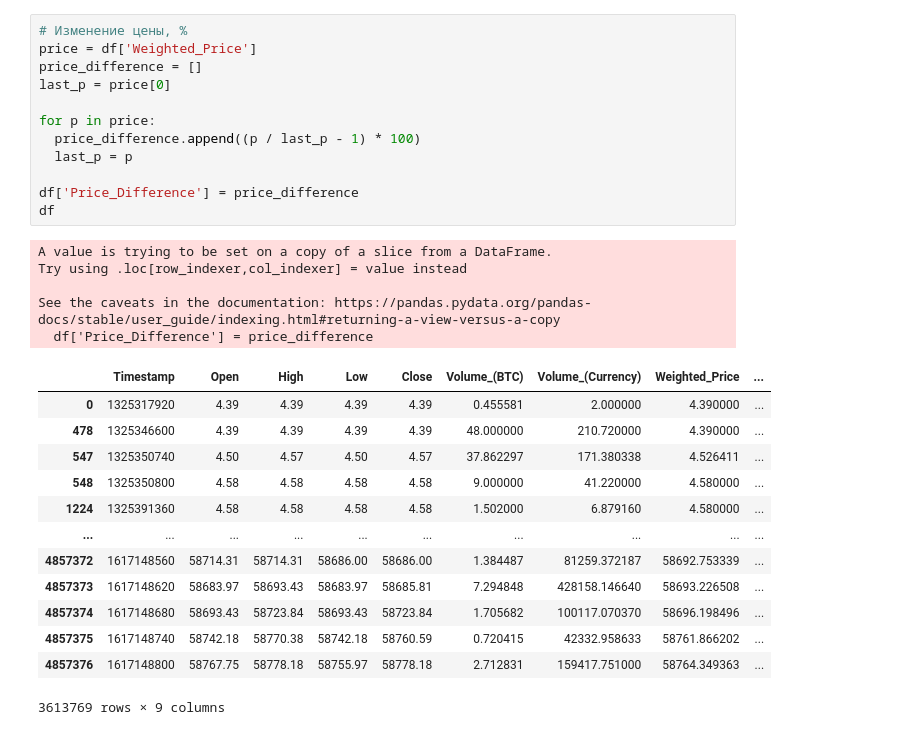
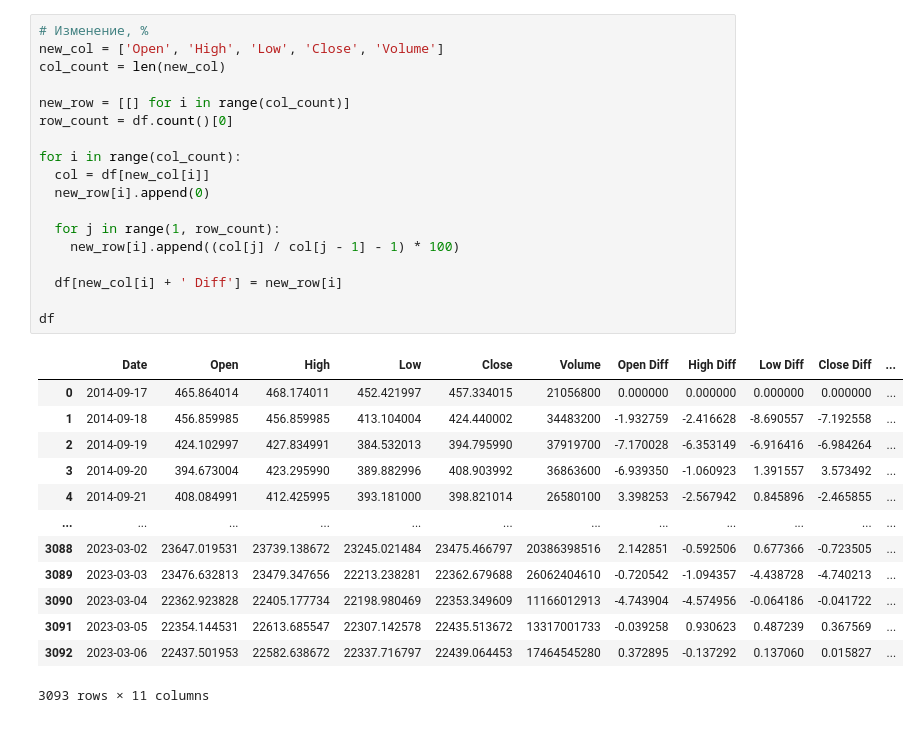
Before and after one commit to BitUpTeam/BitUp, a Jupyter notebook: BitUp.ipynb, the cells around one changed output. Drawn from its saved outputs; the diff is of its cells as text.

```diff
--- a/BitUp.ipynb
+++ b/BitUp.ipynb
@@ -146,31 +40,32 @@ df.head()
-# %%
-# Изменение цены, %
-price = df['Weighted_Price']
-price_difference = []
-last_p = price[0]
-
-for p in price:
-  price_difference.append((p / last_p - 1) * 100)
-  last_p = p
-
-df['Price_Difference'] = price_difference
-df
-# %% [output]
-A value is trying to be set on a copy of a slice from a DataFrame.
-Try using .loc[row_indexer,col_indexer] = value instead
-
-See the caveats in the documentation: https://pandas.pydata.org/pandas-docs/stable/user_guide/indexing.html#returning-a-view-versus-a-copy
-  df['Price_Difference'] = price_difference
-|  | Timestamp | Open | High | Low | Close | Volume_(BTC) | Volume_(Currency) | Weighted_Price | ... |
-| 0 | 1325317920 | 4.39 | 4.39 | 4.39 | 4.39 | 0.455581 | 2.000000 | 4.390000 | ... |
-| 478 | 1325346600 | 4.39 | 4.39 | 4.39 | 4.39 | 48.000000 | 210.720000 | 4.390000 | ... |
-| 547 | 1325350740 | 4.50 | 4.57 | 4.50 | 4.57 | 37.862297 | 171.380338 | 4.526411 | ... |
-| 548 | 1325350800 | 4.58 | 4.58 | 4.58 | 4.58 | 9.000000 | 41.220000 | 4.580000 | ... |
-| 1224 | 1325391360 | 4.58 | 4.58 | 4.58 | 4.58 | 1.502000 | 6.879160 | 4.580000 | ... |
-| ... | ... | ... | ... | ... | ... | ... | ... | ... | ... |
-| 4857372 | 1617148560 | 58714.31 | 58714.31 | 58686.00 | 58686.00 | 1.384487 | 81259.372187 | 58692.753339 | ... |
-| 4857373 | 1617148620 | 58683.97 | 58693.43 | 58683.97 | 58685.81 | 7.294848 | 428158.146640 | 58693.226508 | ... |
-| 4857374 | 1617148680 | 58693.43 | 58723.84 | 58693.43 | 58723.84 | 1.705682 | 100117.070370 | 58696.198496 | ... |
-| 4857375 | 1617148740 | 58742.18 | 58770.38 | 58742.18 | 58760.59 | 0.720415 | 42332.958633 | 58761.866202 | ... |
-| 4857376 | 1617148800 | 58767.75 | 58778.18 | 58755.97 | 58778.18 | 2.712831 | 159417.751000 | 58764.349363 | ... |
-3613769 rows × 9 columns
+# %%
+# Изменение, %
+new_col = ['Open', 'High', 'Low', 'Close', 'Volume']
+col_count = len(new_col)
+
+new_row = [[] for i in range(col_count)]
+row_count = df.count()[0]
+
+for i in range(col_count):
+  col = df[new_col[i]]
+  new_row[i].append(0)
+
+  for j in range(1, row_count):
+    new_row[i].append((col[j] / col[j - 1] - 1) * 100)
+
+  df[new_col[i] + ' Diff'] = new_row[i]
+
+df
+# %% [output]
+|  | Date | Open | High | Low | Close | Volume | Open Diff | High Diff | Low Diff | Close Diff | ... |
+| 0 | 2014-09-17 | 465.864014 | 468.174011 | 452.421997 | 457.334015 | 21056800 | 0.000000 | 0.000000 | 0.000000 | 0.000000 | ... |
+| 1 | 2014-09-18 | 456.859985 | 456.859985 | 413.104004 | 424.440002 | 34483200 | -1.932759 | -2.416628 | -8.690557 | -7.192558 | ... |
+| 2 | 2014-09-19 | 424.102997 | 427.834991 | 384.532013 | 394.795990 | 37919700 | -7.170028 | -6.353149 | -6.916416 | -6.984264 | ... |
+| 3 | 2014-09-20 | 394.673004 | 423.295990 | 389.882996 | 408.903992 | 36863600 | -6.939350 | -1.060923 | 1.391557 | 3.573492 | ... |
+| 4 | 2014-09-21 | 408.084991 | 412.425995 | 393.181000 | 398.821014 | 26580100 | 3.398253 | -2.567942 | 0.845896 | -2.465855 | ... |
+| ... | ... | ... | ... | ... | ... | ... | ... | ... | ... | ... | ... |
+| 3088 | 2023-03-02 | 23647.019531 | 23739.138672 | 23245.021484 | 23475.466797 | 20386398516 | 2.142851 | -0.592506 | 0.677366 | -0.723505 | ... |
+| 3089 | 2023-03-03 | 23476.632813 | 23479.347656 | 22213.238281 | 22362.679688 | 26062404610 | -0.720542 | -1.094357 | -4.438728 | -4.740213 | ... |
+| 3090 | 2023-03-04 | 22362.923828 | 22405.177734 | 22198.980469 | 22353.349609 | 11166012913 | -4.743904 | -4.574956 | -0.064186 | -0.041722 | ... |
+| 3091 | 2023-03-05 | 22354.144531 | 22613.685547 | 22307.142578 | 22435.513672 | 13317001733 | -0.039258 | 0.930623 | 0.487239 | 0.367569 | ... |
+| 3092 | 2023-03-06 | 22437.501953 | 22582.638672 | 22337.716797 | 22439.064453 | 17464545280 | 0.372895 | -0.137292 | 0.137060 | 0.015827 | ... |
+3093 rows × 11 columns
```
Also changed, not shown: parts of 23 cells of this notebook.
